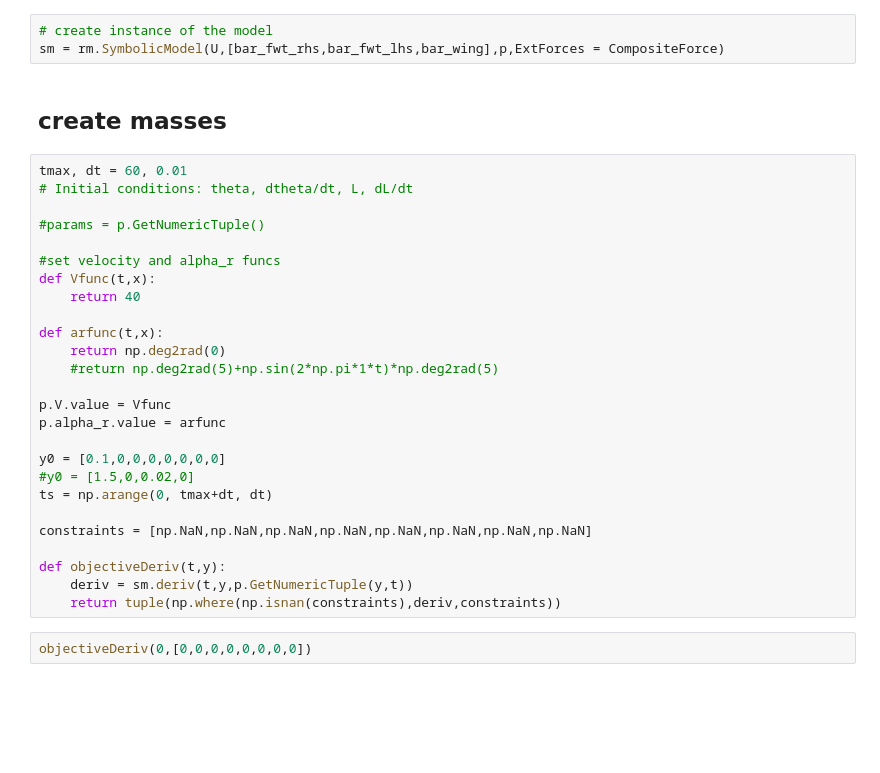
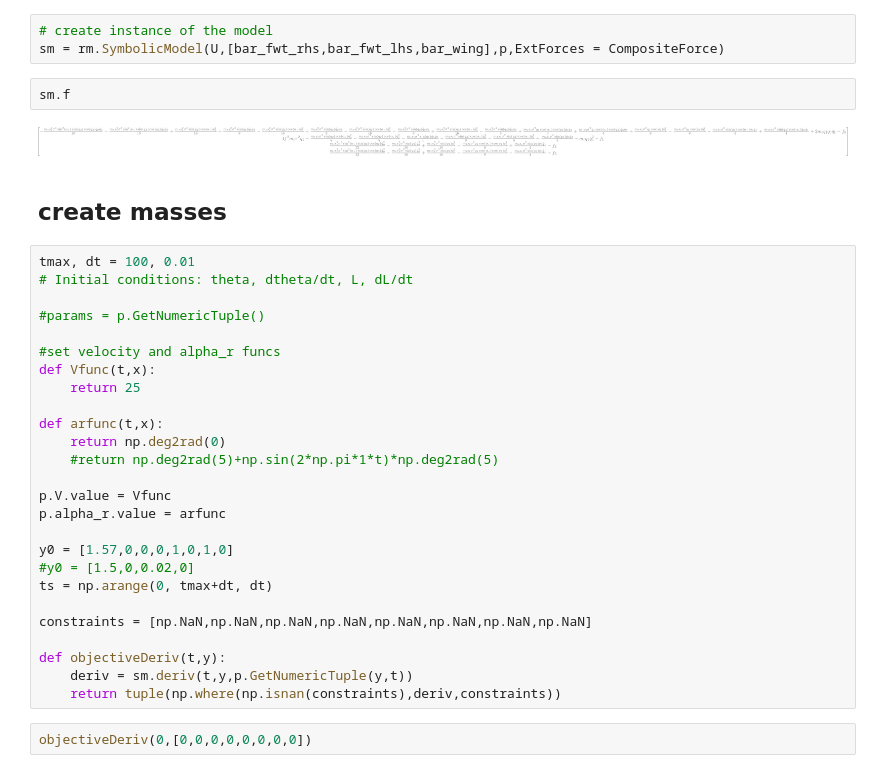
Before and after one commit to fh9g12/FwtModels, a Jupyter notebook: Workbooks/6_lets roll a rigid wing/1_simple rolling model.ipynb, the cells around one changed output. Cells and saved outputs as stored; diff of their text form; blank space fills up the shorter version.

```diff
--- a/Workbooks/6_lets roll a rigid wing/1_simple rolling model.ipynb
+++ b/Workbooks/6_lets roll a rigid wing/1_simple rolling model.ipynb
@@ -116,17 +116,21 @@ U = half*p.k_w*(p.q[1])**2
 # %%
 # create instance of the model
 sm = rm.SymbolicModel(U,[bar_fwt_rhs,bar_fwt_lhs,bar_wing],p,ExtForces = CompositeForce)
+# %%
+sm.f
+# %% [output]
+[figure, added]
 # %% [markdown]
 ## create masses
 # %%
-tmax, dt = 60, 0.01
+tmax, dt = 100, 0.01
 # Initial conditions: theta, dtheta/dt, L, dL/dt
 
 #params = p.GetNumericTuple()
 
 #set velocity and alpha_r funcs
 def Vfunc(t,x):
-    return 40
+    return 25
 
 def arfunc(t,x):
     return np.deg2rad(0)
@@ -135,7 +139,7 @@ def arfunc(t,x):
 p.V.value = Vfunc
 p.alpha_r.value = arfunc
 
-y0 = [0.1,0,0,0,0,0,0,0]
+y0 = [1.57,0,0,0,1,0,1,0]
 #y0 = [1.5,0,0.02,0]
 ts = np.arange(0, tmax+dt, dt)
 
```
Also changed, not shown: parts of 1 cell of this notebook, 14 other files.
